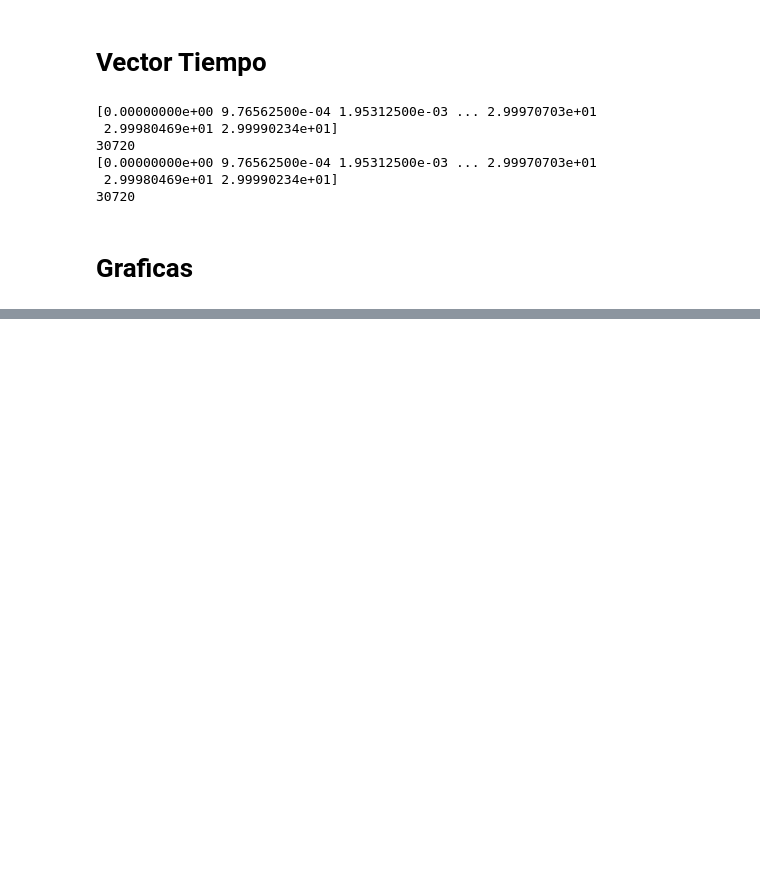
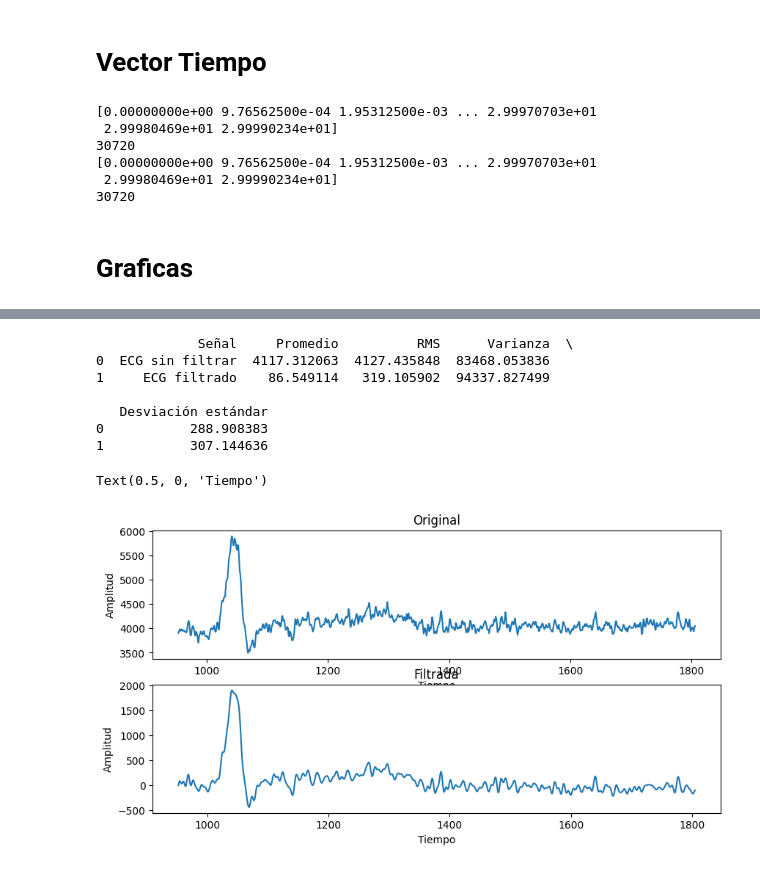
Before and after one commit to ZamantaEst/Lab_Biosenales, a Jupyter notebook: P3/P3_G2_Isabela_Zamanta.ipynb, the cells around one changed output, grey strips where cells are left out. Saved outputs shown, nothing was run; the diff lists cells and outputs as text; code cells hidden in the pictures; blank space fills up the shorter version.

```diff
--- a/P3/P3_G2_Isabela_Zamanta.ipynb
+++ b/P3/P3_G2_Isabela_Zamanta.ipynb
@@ -70,0 +87,62 @@ Text(0.5, 1.0, 'Filtrada')
+# %%
+#Extracción de los picos R de la señal filtrada y sin filtrar para la separación de los ciclos
+picos_R,_ =find_peaks(signal_ECG,height=0,distance=500)
+
+picos_R_f,_ =find_peaks(signal_ECG_f,height=0,distance=500)
+# %%
+#Corte de las señales
+t_cortado=np.arange(picos_R[1],picos_R[2]);
+señal_cortada = signal_ECG[0:len(t_cortado)];
+t_F_cortado=np.arange(picos_R_f[1],picos_R_f[2]);
+señal_F_cortada = signal_ECG_f[0:len(t_F_cortado)];
+
+#Promedio
+Promedio_ECG = np.mean(señal_cortada);
+Promedio_ECG_f = np.mean(señal_F_cortada);
+
+#RMS
+RMS=dato_RMS(señal_cortada);
+RMS_F=dato_RMS(señal_F_cortada);
+
+#Varianza
+Varianza_ECG=np.var(señal_cortada);
+Varianza_ECG_f=np.var(señal_F_cortada);
+
+#Desviación estándar
+Desviacion=np.std(señal_cortada)
+Desviacion_f=np.std(señal_F_cortada)
+
+#DATAFRAME
+datos = {
+    'Señal': ['ECG sin filtrar', 'ECG filtrado'],
+    'Promedio': [Promedio_ECG, Promedio_ECG_f],
+    'RMS': [RMS, RMS_F],
+    'Varianza': [Varianza_ECG, Varianza_ECG_f],
+    'Desviación estándar': [Desviacion, Desviacion_f]
+}
+
+df = pd.DataFrame(datos)
+print(df)
+
+#Grafica
+plt.figure(figsize=(10, 5))
+plt.subplot(2,1,1)
+plt.plot(t_cortado,señal_cortada)
+plt.title('Original')
+plt.ylabel('Amplitud')
+plt.xlabel('Tiempo')
+plt.subplot(2,1,2)
+plt.plot(t_F_cortado,señal_F_cortada)
+plt.title('Filtrada')
+plt.ylabel('Amplitud')
+plt.xlabel('Tiempo')
+# %% [output]
+             Señal     Promedio          RMS      Varianza  \
+0  ECG sin filtrar  4117.312063  4127.435848  83468.053836
+1     ECG filtrado    86.549114   319.105902  94337.827499
+
+   Desviación estándar
+0           288.908383
+1           307.144636
+Text(0.5, 0, 'Tiempo')
+[figure, added]
```
Also changed, not shown: parts of 30 cells of this notebook.
